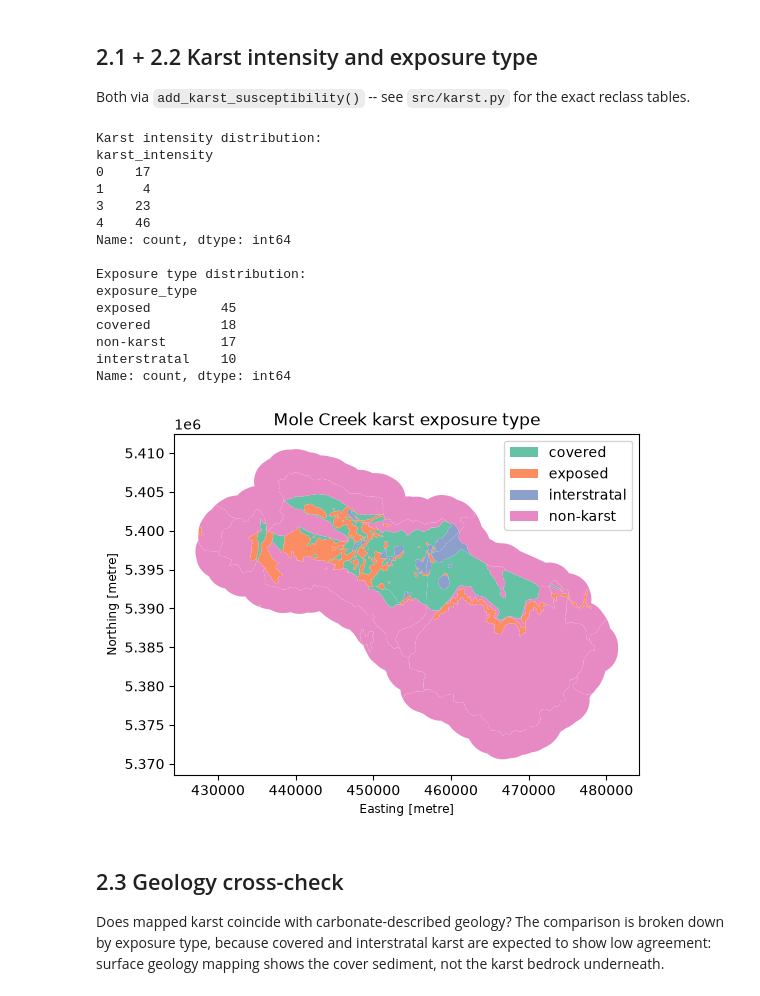
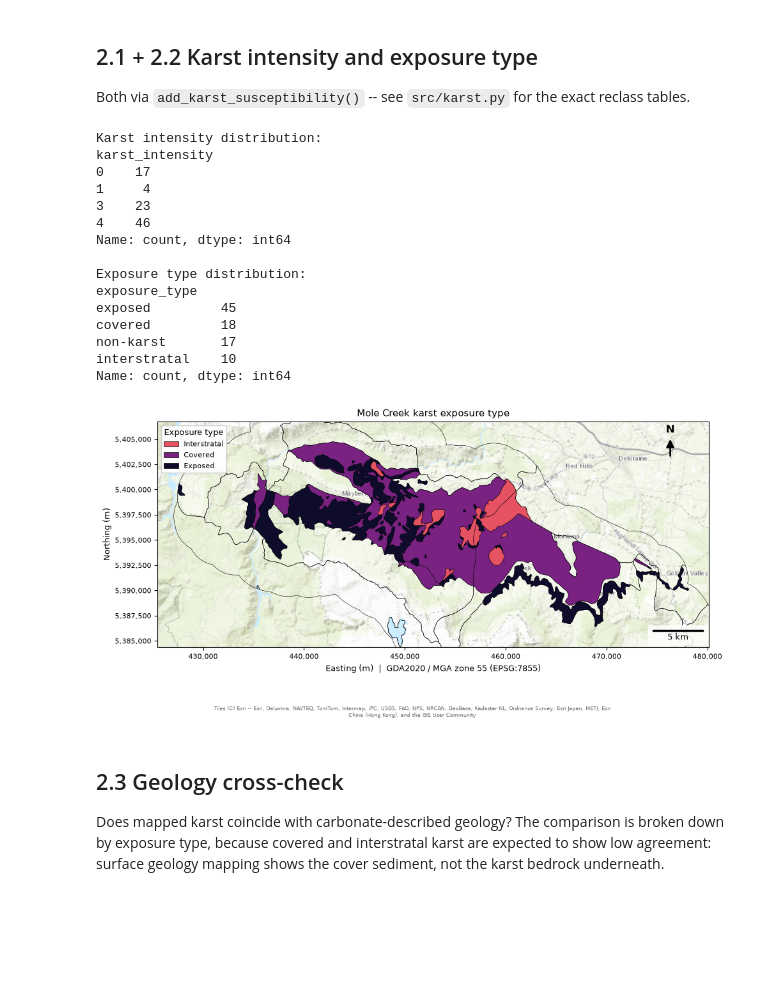
Before and after one commit to University-of-Tasmania-GPSS/AT3_Group3_2026, a Jupyter notebook: notebooks/02_karst_susceptibility.ipynb, the cells around one changed output. Cells and saved outputs as stored; diff of their text form; code cells hidden in the pictures; blank space fills up the shorter version.

```diff
--- a/notebooks/02_karst_susceptibility.ipynb
+++ b/notebooks/02_karst_susceptibility.ipynb
@@ -44,32 +45,40 @@ Both via `add_karst_susceptibility()` -- see `src/karst.py` for the exact reclas
 # %%
 add_karst_susceptibility(karst_mc)
 
 print("Karst intensity distribution:")
 print(karst_mc["karst_intensity"].value_counts().sort_index())
 print("\nExposure type distribution:")
 print(karst_mc["exposure_type"].value_counts())
 
-fig, ax = plt.subplots(figsize=(6, 6))
-karst_mc.plot(ax=ax, column="exposure_type", legend=True, categorical=True, cmap="Set2")
-plt.title("Mole Creek karst exposure type")
+EXPOSURE_LABELS = ["Non-karst", "Interstratal", "Covered", "Exposed"]
+karst_only = karst_mc[karst_mc["karst_intensity"] > 0]
+fig, ax = plt.subplots(figsize=(10, 5.6))
+add_basemap(ax, karst_only.total_bounds, zoom=11)
+karst_mc.plot(ax=ax, color=score_colours(4)[karst_mc["exposure_code"].astype(int)], edgecolor="black",
+              linewidth=0.4, zorder=2)
+scores_legend(ax, EXPOSURE_LABELS, title="Exposure type")
+ax.set_title("Mole Creek karst exposure type", fontsize=11)
+finish_map(ax)
+add_attribution(ax)
+plt.tight_layout(rect=(0, 0.04, 1, 1))
 plt.show()
 # %% [output]
 Karst intensity distribution:
 karst_intensity
 0    17
 1     4
 3    23
 4    46
 Name: count, dtype: int64
 
 Exposure type distribution:
 exposure_type
 exposed         45
 covered         18
 non-karst       17
 interstratal    10
 Name: count, dtype: int64
-[figure, old version]
+[figure, new version]
 # %% [markdown]
 ## 2.3 Geology cross-check
 
```
Also changed, not shown: parts of 2 cells of this notebook, 22 other files.
